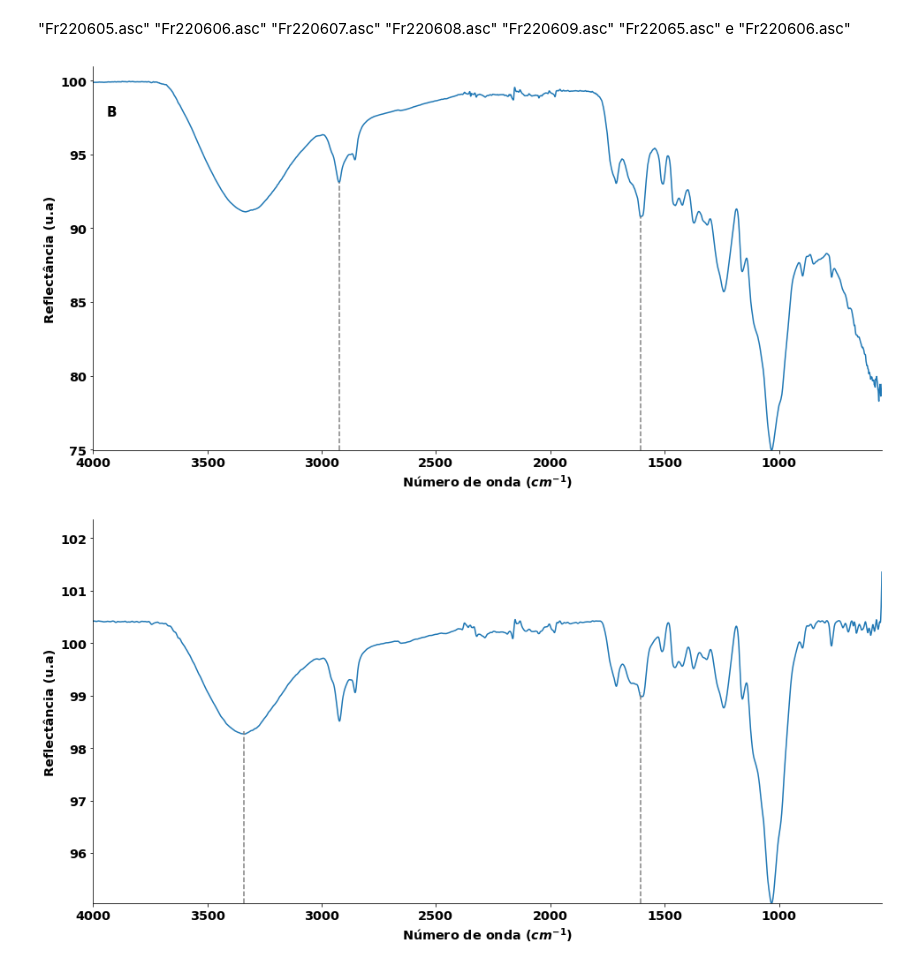
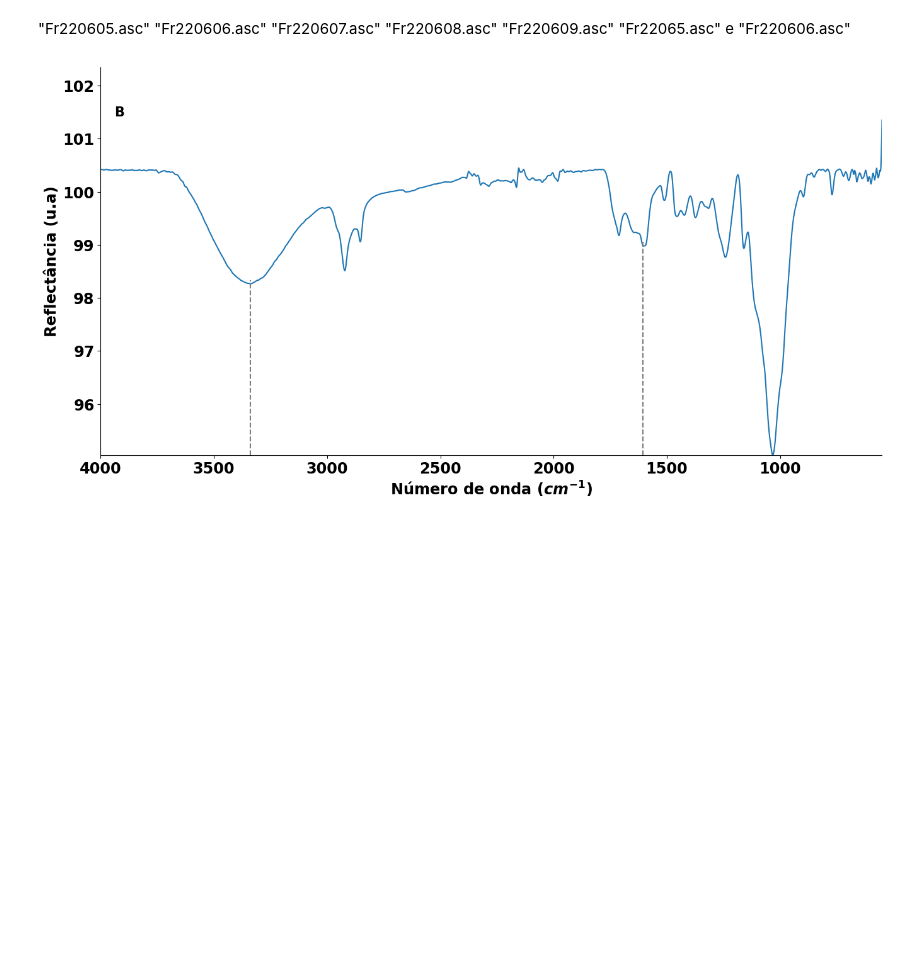
Before and after one commit to IvanRehder/Blender, a Jupyter notebook: Projetos/Projeto Vitor/LerGrafico.ipynb, the cells around one changed output. Cells and saved outputs as stored; diff of their text form; code cells hidden in the pictures; blank space fills up the shorter version.

```diff
--- a/Projetos/Projeto Vitor/LerGrafico.ipynb
+++ b/Projetos/Projeto Vitor/LerGrafico.ipynb
@@ -13,14 +13,10 @@ plt.rcParams.update({
     #"text.usetex": True,     # use inline math for ticks
     #"pgf.rcfonts": False,    # don't setup fonts from rc parameters
     "figure.figsize": [10,5],
-    "axes.titlesize": "x-large",   # fontsize oarqthe axes title
-    "axes.labelsize": "x-large",  # fontsize of the x any y labe
-    #"axes.titlesize": "xx-large",   # fontsize oarqthe axes title
-    #"axes.labelsize": "xx-large",  # fontsize of the x any y labels
-    "xtick.labelsize": "x-large",  # font size of the tick labels
-    "ytick.labelsize": "x-large",  # font size of the tick labels
-    #"xtick.labelsize": "xx-large",  # font size of the tick labels
-    #"ytick.labelsize": "xx-large",  # font size of the tick labels
+    "axes.titlesize": "xx-large",   # fontsize oarqthe axes title
+    "axes.labelsize": "xx-large",  # fontsize of the x any y labels
+    "xtick.labelsize": "xx-large",  # font size of the tick labels
+    "ytick.labelsize": "xx-large",  # font size of the tick labels
     #"legend.fontsize":   "large",
     #"pgf.preamble": "\n".join([
          #r"\usepackage{url}",            # load additional packages
@@ -110,39 +106,38 @@ def SalvarGrafico(fig,arq,close):
 "Fr220609.asc"
 "Fr22065.asc" e "Fr220606.asc"
 # %%
-plotar_grafico = True
+plotar_grafico = False
 mostrar_nome = False
 
 arq = 'Fr220605'
 fig,ax = PlotarGrafico(arq,mostrar_nome)
 ax.axvline(x = 2923.52, ymin = 0, ymax = 0.70, color = 'gray', linestyle = '--')
 ax.axvline(x = 1605.53, ymin = 0, ymax = 0.61, color = 'gray', linestyle = '--')
-SalvarGrafico(fig,arq,True)
+SalvarGrafico(fig,arq,plotar_grafico)
 
 arq = 'Fr220606'
 fig, ax = PlotarGrafico(arq,mostrar_nome)
 ax.axvline(x = 3339.71 , ymin = 0, ymax = 0.45, color = 'gray', linestyle = '--')
 ax.axvline(x = 1605.16, ymin = 0, ymax = 0.55, color = 'gray', linestyle = '--')
-ax.annotate('B',xy=(2000, 80), xytext=(0.03, 0.9), textcoords='axes fraction',horizontalalignment='right', verticalalignment='top',fontsize=15)
-SalvarGrafico(fig,arq,plotar_grafico)
+ax.annotate('B',xy=(2000, 96), xytext=(0.03, 0.9), textcoords='axes fraction',horizontalalignment='right', verticalalignment='top',fontsize=15)
+SalvarGrafico(fig,arq,True)
 
 arq = 'Fr220607'
 fig,ax = PlotarGrafico(arq,mostrar_nome)
 ax.axvline(x = 2926, ymin = 0, ymax = 0.85, color = 'gray', linestyle = '--')
 ax.axvline(x = 1719, ymin = 0, ymax = 0.65, color = 'gray', linestyle = '--')
 SalvarGrafico(fig,arq,plotar_grafico)
 
 arq = 'Fr220608'
 fig, ax = PlotarGrafico(arq,mostrar_nome)
 ax.axvline(x = 2924.51, ymin = 0, ymax = 0.80, color = 'gray', linestyle = '--')
 ax.axvline(x = 1508.07, ymin = 0, ymax = 0.55, color = 'gray', linestyle = '--')
 SalvarGrafico(fig,arq,plotar_grafico)
 
 arq = 'Fr220609'
 fig, ax = PlotarGrafico(arq,mostrar_nome)
 ax.axvline(x = 2929.64, ymin = 0, ymax = 0.84, color = 'gray', linestyle = '--')
 ax.axvline(x = 1434.54, ymin = 0, ymax = 0.25, color = 'gray', linestyle = '--')
 SalvarGrafico(fig,arq,plotar_grafico)
 # %% [output]
-[figure, old version]
+[figure, new version]
-[figure, removed]
```
Also changed, not shown: parts of 2 cells of this notebook, 32 other files.
